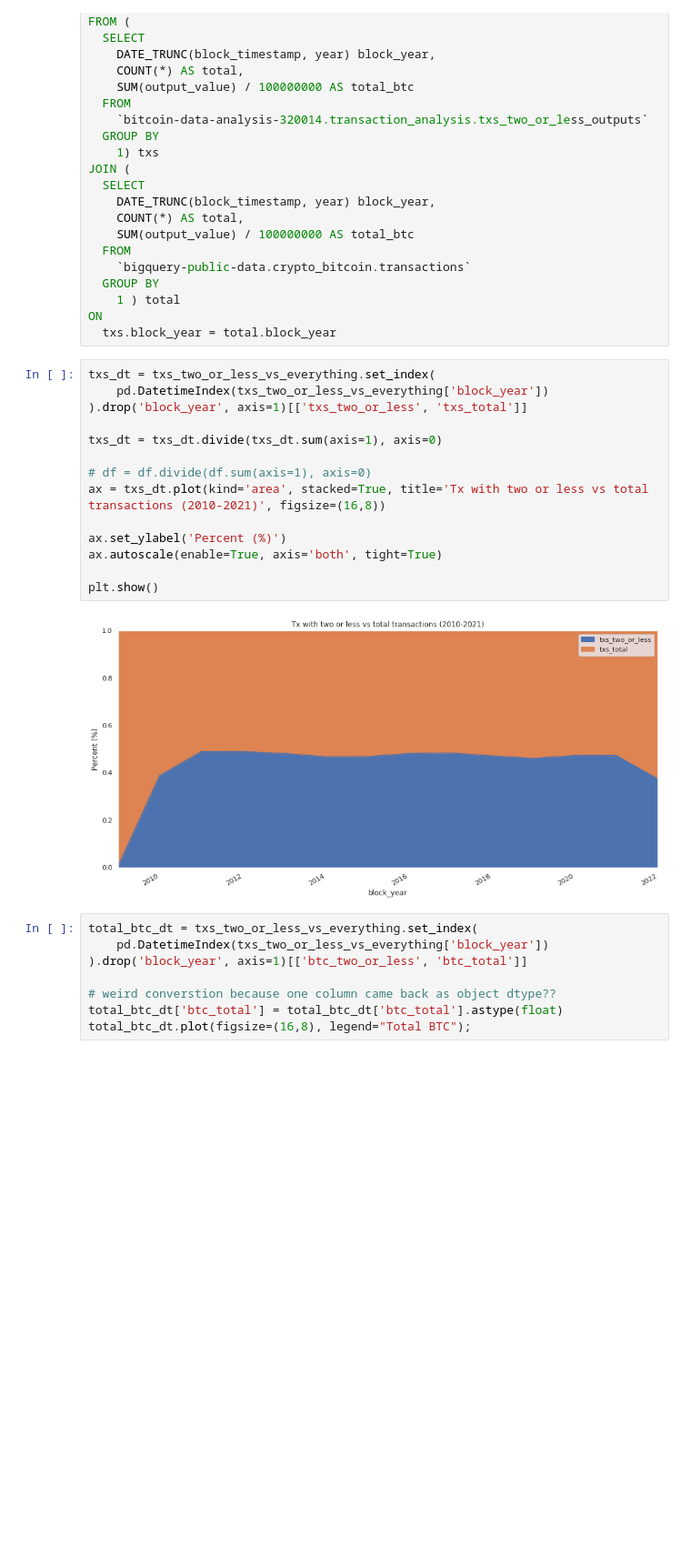
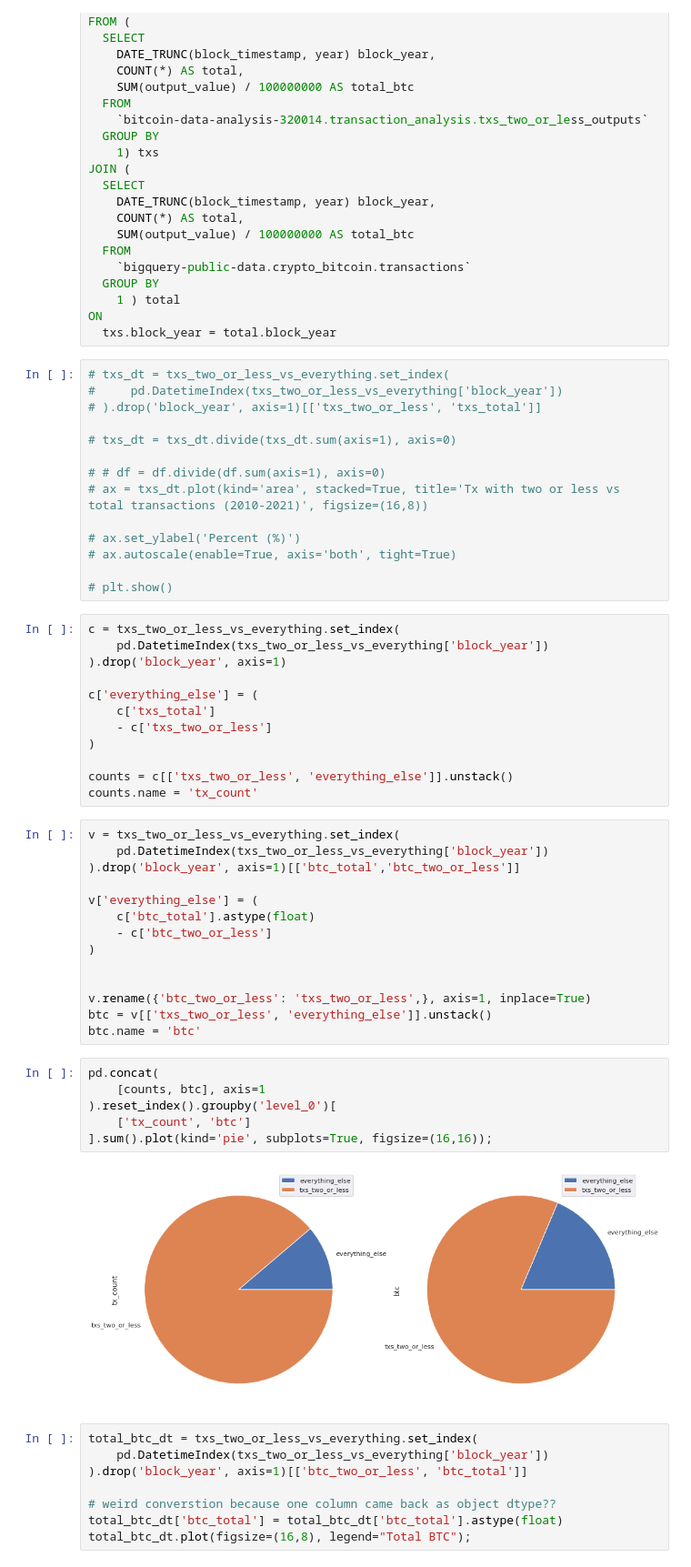
Before and after one commit to josibake/bitcoin-data-analysis, a Jupyter notebook: notebooks/presentation-txs-two-or-less.ipynb, the cells around one changed output. Shown at 91% size. Cells and saved outputs as stored; diff of their text form; blank space fills up the shorter version.

```diff
--- a/notebooks/presentation-txs-two-or-less.ipynb
+++ b/notebooks/presentation-txs-two-or-less.ipynb
@@ -56,21 +56,53 @@ JOIN (
 ON
   txs.block_year = total.block_year
 # %%
-txs_dt = txs_two_or_less_vs_everything.set_index(
-    pd.DatetimeIndex(txs_two_or_less_vs_everything['block_year'])
-).drop('block_year', axis=1)[['txs_two_or_less', 'txs_total']]
+# txs_dt = txs_two_or_less_vs_everything.set_index(
+#     pd.DatetimeIndex(txs_two_or_less_vs_everything['block_year'])
+# ).drop('block_year', axis=1)[['txs_two_or_less', 'txs_total']]
 
-txs_dt = txs_dt.divide(txs_dt.sum(axis=1), axis=0)
+# txs_dt = txs_dt.divide(txs_dt.sum(axis=1), axis=0)
 
-# df = df.divide(df.sum(axis=1), axis=0)
-ax = txs_dt.plot(kind='area', stacked=True, title='Tx with two or less vs total transactions (2010-2021)', figsize=(16,8))
+# # df = df.divide(df.sum(axis=1), axis=0)
+# ax = txs_dt.plot(kind='area', stacked=True, title='Tx with two or less vs total transactions (2010-2021)', figsize=(16,8))
 
-ax.set_ylabel('Percent (%)')
-ax.autoscale(enable=True, axis='both', tight=True)
+# ax.set_ylabel('Percent (%)')
+# ax.autoscale(enable=True, axis='both', tight=True)
 
-plt.show()
+# plt.show()
-# %% [output]
-[figure, removed]
+# %%
+c = txs_two_or_less_vs_everything.set_index(
+    pd.DatetimeIndex(txs_two_or_less_vs_everything['block_year'])
+).drop('block_year', axis=1)
+
+c['everything_else'] = (
+    c['txs_total']
+    - c['txs_two_or_less']
+)
+
+counts = c[['txs_two_or_less', 'everything_else']].unstack()
+counts.name = 'tx_count'
+# %%
+v = txs_two_or_less_vs_everything.set_index(
+    pd.DatetimeIndex(txs_two_or_less_vs_everything['block_year'])
+).drop('block_year', axis=1)[['btc_total','btc_two_or_less']]
+
+v['everything_else'] = (
+    c['btc_total'].astype(float)
+    - c['btc_two_or_less']
+)
+
+
+v.rename({'btc_two_or_less': 'txs_two_or_less',}, axis=1, inplace=True)
+btc = v[['txs_two_or_less', 'everything_else']].unstack()
+btc.name = 'btc'
+# %%
+pd.concat(
+    [counts, btc], axis=1
+).reset_index().groupby('level_0')[
+    ['tx_count', 'btc']
+].sum().plot(kind='pie', subplots=True, figsize=(16,16));
+# %% [output]
+[figure, added]
 # %%
 total_btc_dt = txs_two_or_less_vs_everything.set_index(
     pd.DatetimeIndex(txs_two_or_less_vs_everything['block_year'])
```
Also changed, not shown: parts of 2 cells of this notebook.
